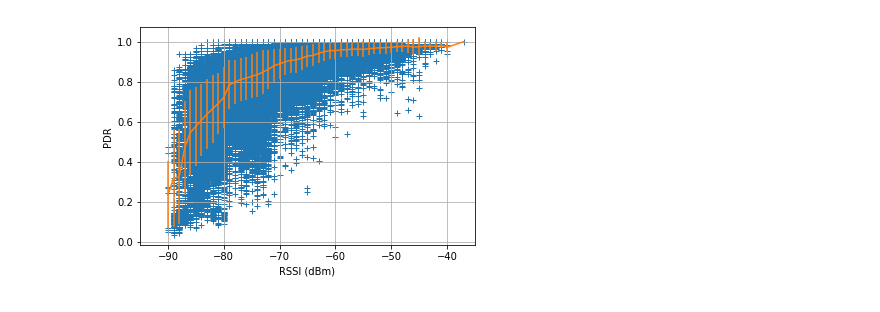
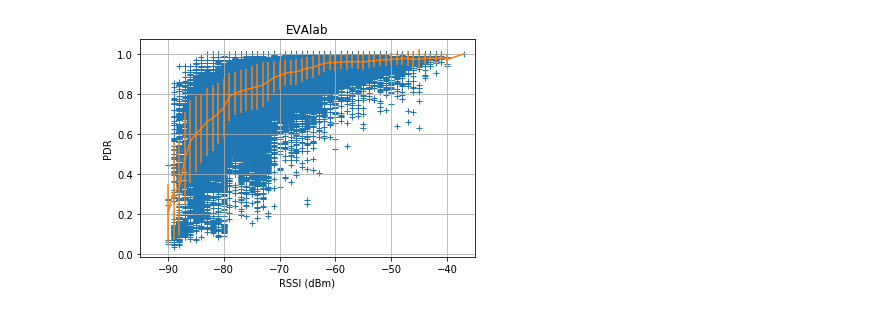
Before and after one commit to keomabrun/brun18using, a Jupyter notebook: notebooks/waterfall.ipynb, the cells around one changed output. Cells and saved outputs as stored; diff of their text form; code cells hidden in the pictures.

```diff
--- a/notebooks/waterfall.ipynb
+++ b/notebooks/waterfall.ipynb
@@ -26,22 +26,23 @@ number of lines removed =  303024 ( 67.76 % )
 # %%
 df_indexed = df_clean.set_index(df_clean["rssi"])
 
 df_grouped = df_indexed.groupby(["rssi"])
 
 mean_index = [name for name, group in df_grouped]
 mean_pdr   = [group.pdr.mean() for name, group in df_grouped]
 std_pdr    = [group.pdr.std() for name, group in df_grouped]
 
 plt.plot(df_indexed.rssi, df_indexed.pdr, '+', zorder=0)
 plt.errorbar(mean_index, mean_pdr, std_pdr)
 
+plt.title("EVAlab")
 plt.xlabel('RSSI (dBm)')
 plt.ylabel('PDR')
 plt.xlim([-95, -35])
 
 plt.grid(True)
 
 plt.savefig("../figures/waterfall.eps", format='eps')
 plt.show()
 # %% [output]
-[figure, old version]
+[figure, new version]
```
Also changed, not shown: parts of 1 cell of this notebook, 17 other files.
